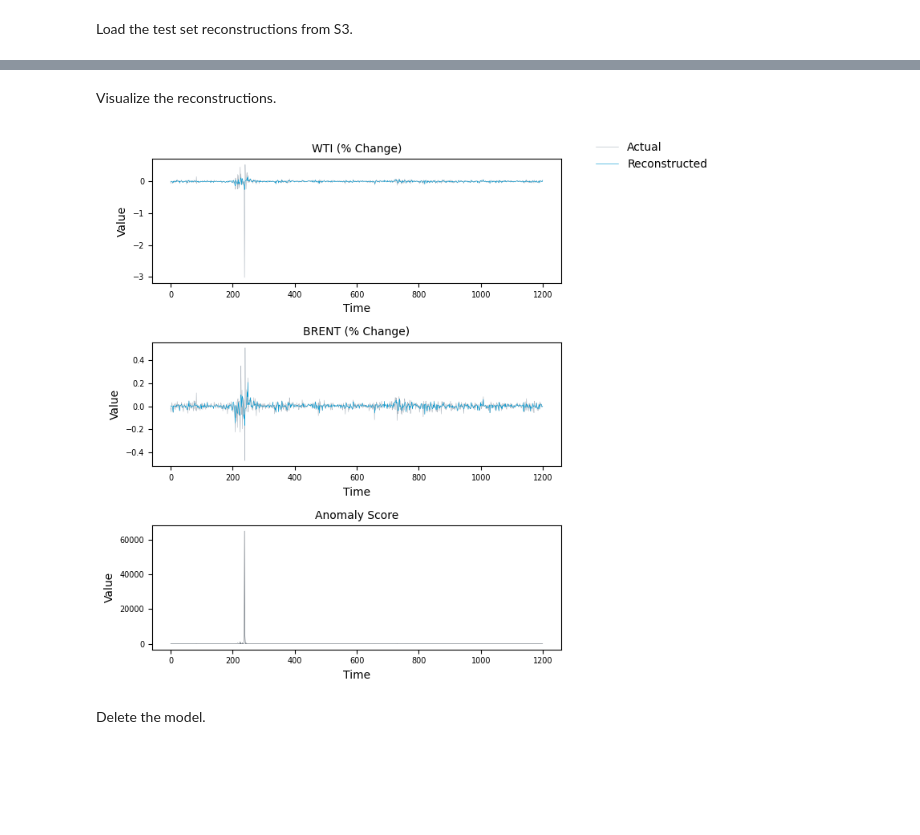
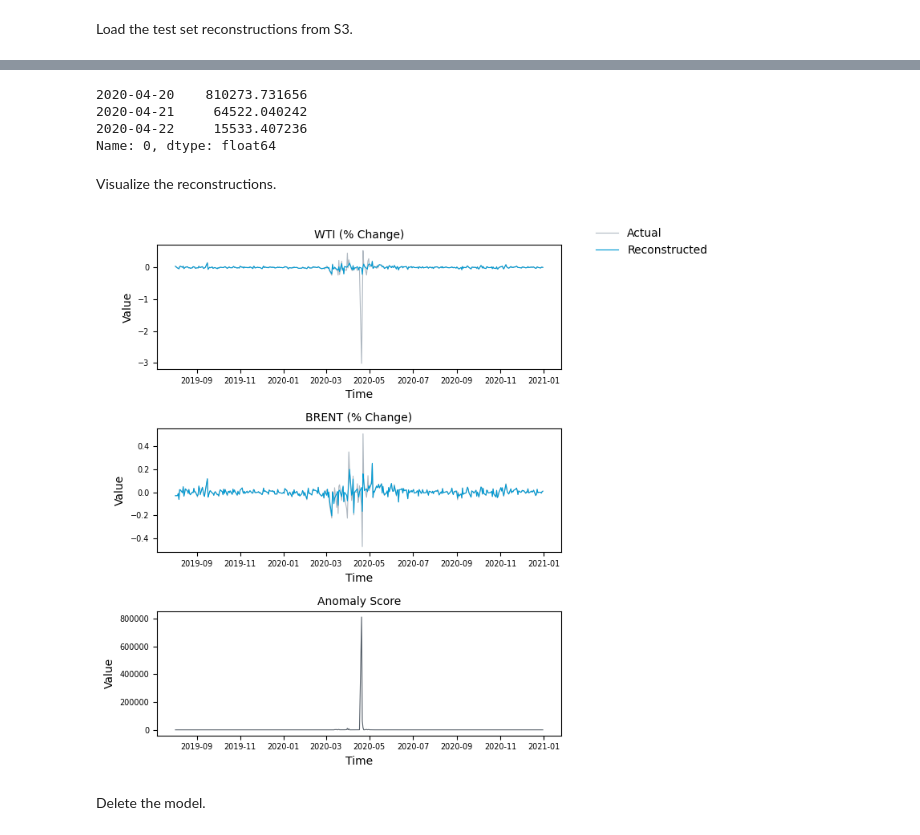
Before and after one commit to fg-research/lstm-ae-sagemaker, a Jupyter notebook: example/oil_price_anomaly_detection.ipynb, the cells around one changed output, grey strips where cells are left out. Cells and saved outputs as stored; diff of their text form; code cells hidden in the pictures; blank space fills up the shorter version.

```diff
--- a/example/oil_price_anomaly_detection.ipynb
+++ b/example/oil_price_anomaly_detection.ipynb
@@ -99,2 +112,2 @@ Calculate the percentage changes.
 # %%
-dataset = dataset.pct_change()
+dataset = dataset.pct_change().fillna(value=0)
@@ -103,2 +113,0 @@ Fill the missing values with zero.
-# %%
-dataset = dataset.fillna(value=0)
@@ -120,7 +127,7 @@ fig.show()
 # %% [markdown]
 Split the data.
 # %%
-cutoff = 8350
+cutoff = dataset.index.get_loc('2019-08-02')
 # %%
 training_dataset = dataset.iloc[:cutoff]
 # %%
@@ -243,6 +262,8 @@ reconstructions = sagemaker_session.read_s3_file(
 )
 # %%
 reconstructions = pd.read_csv(io.StringIO(reconstructions), header=None, dtype=float)
+# %%
+reconstructions.index = test_dataset.index
 # %%
 reconstructions.shape
 # %% [output]
@@ -268,27 +289,34 @@ reconstructions.tail()
+# %%
+reconstructions.iloc[:, 0].nlargest(3)
+# %% [output]
+2020-04-20    810273.731656
+2020-04-21     64522.040242
+2020-04-22     15533.407236
+Name: 0, dtype: float64
 # %% [markdown]
 Visualize the reconstructions.
 # %%
 fig, axs = plt.subplots(nrows=test_dataset.shape[1] + 1, ncols=1, sharex=True, figsize=(6, 7))
 for i in range(test_dataset.shape[1]):
-    axs[i].plot(test_dataset.iloc[:, i].values, color="#AFB8C1", lw=0.4, label="Actual" if i == 0 else None)
-    axs[i].plot(reconstructions.iloc[:, i + 1].values, color="#009ad3", lw=0.4, label="Reconstructed" if i == 0 else None)
+    axs[i].plot(test_dataset.iloc[:, i], color="#AFB8C1", lw=0.8, label="Actual" if i == 0 else None)
+    axs[i].plot(reconstructions.iloc[:, i + 1], color="#009ad3", lw=0.8, label="Reconstructed" if i == 0 else None)
     axs[i].set_title(f"{test_dataset.columns[i]} (% Change)", size=10)
     axs[i].set(xlabel="Time", ylabel="Value")
     axs[i].xaxis.set_tick_params(labelbottom=True)
     axs[i].tick_params(axis="both", which="major", labelsize=7)
     axs[i].tick_params(axis="both", which="minor", labelsize=7)
 i += 1
 axs[i].set_title("Anomaly Score", size=10)
-axs[i].plot(reconstructions.iloc[:, 0], color="#57606a", lw=0.4)
+axs[i].plot(reconstructions.iloc[:, 0], color="#57606a", lw=0.8)
 axs[i].set(xlabel="Time", ylabel="Value")
 axs[i].xaxis.set_tick_params(labelbottom=True)
 axs[i].tick_params(axis="both", which="major", labelsize=7)
 axs[i].tick_params(axis="both", which="minor", labelsize=7)
 fig.legend(bbox_to_anchor=(1.3, 1, 0, 0), frameon=False)
 fig.tight_layout()
 fig.show()
 # %% [output]
-[figure, old version]
+[figure, new version]
 # %% [markdown]
 Delete the model.
 # %%
```
Also changed, not shown: parts of 19 cells of this notebook.
